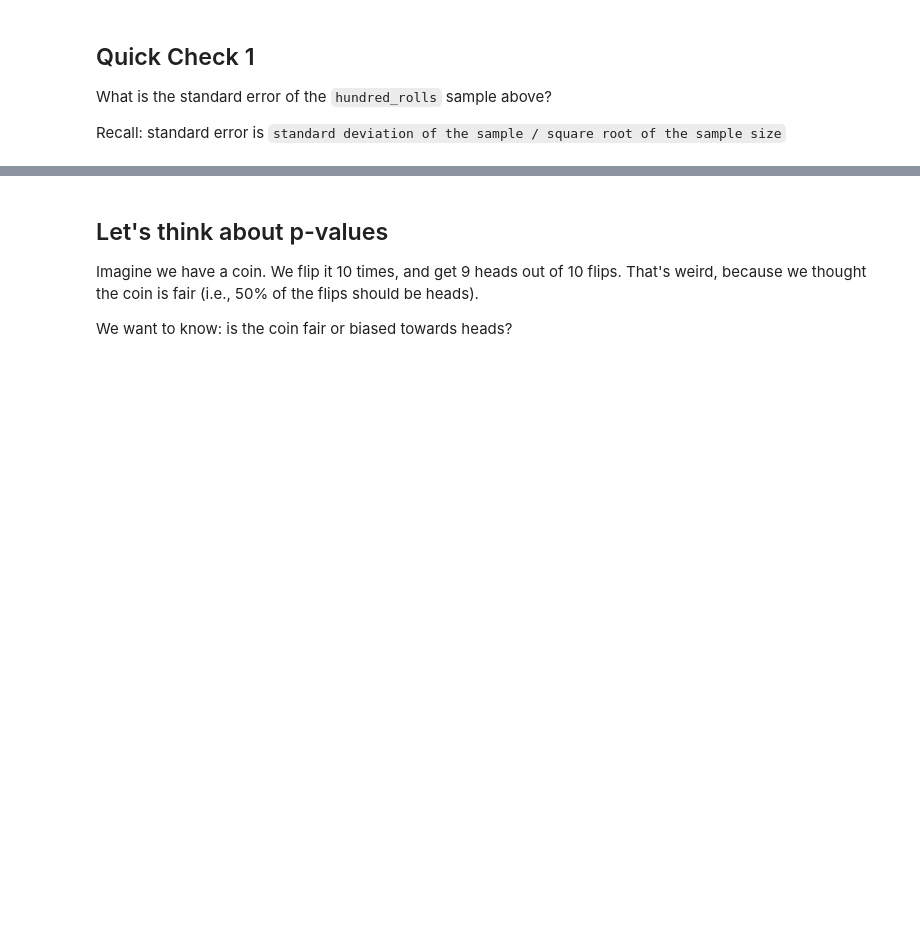
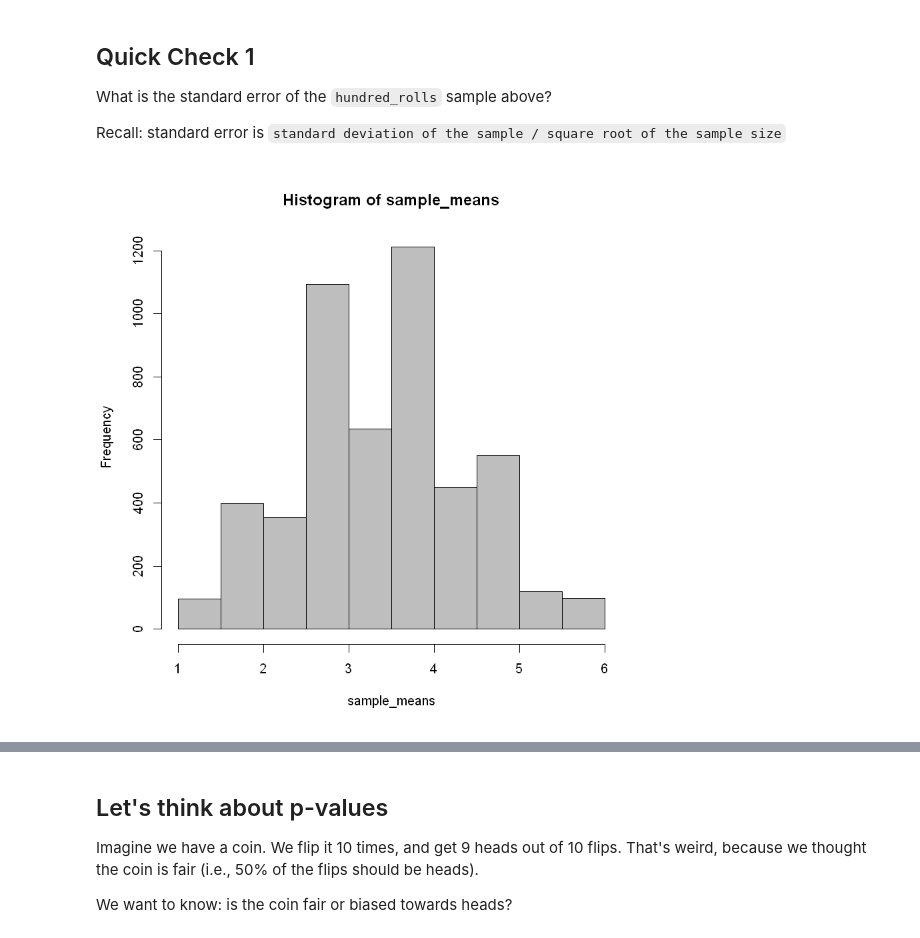
Before and after one commit to junwoosuh/ps3sec_24spring, a Jupyter notebook: lab-6.ipynb, the cells around one changed output, grey strips where cells are left out. Drawn from its saved outputs; the diff is of its cells as text; code cells hidden in the pictures; blank space fills up the shorter version.

```diff
--- a/lab-6.ipynb
+++ b/lab-6.ipynb
@@ -27,13 +35,21 @@ Recall: standard error is `standard deviation of the sample / square root of the
 standard_error <- NULL
 standard_error
 # %%
-# Let's do simulations: take 100 rolls for 1000 times, and calculate the mean for each 100 rolls
+# Let's do simulations: take 3 rolls for 5000 times, and calculate the mean for each 3 rolls
 # Just run the codes below
+# the "THREE ROLLS" is taking one sample. For example, it's one sample of the study's participants.
+# here, three is the size of one sample.
 
 sample_means <- array()
 
-for(i in c(1:1000)){
-    new_hundred_rolls <- sample(dice, 100, replace = TRUE)
-    sample_means[i] <- mean(new_hundred_rolls)
+for(i in c(1:5000)){
+    new_rolls <- sample(dice, 3, replace = TRUE)
+    sample_means[i] <- mean(new_rolls)
 }
+# Distribution of sample means
+hist(sample_means, col = "gray")
+
+# What's different about this graph versus the first?
+# %% [output]
+[figure, added]
 # %%
```
Also changed, not shown: parts of 5 cells of this notebook, 4 other files.
